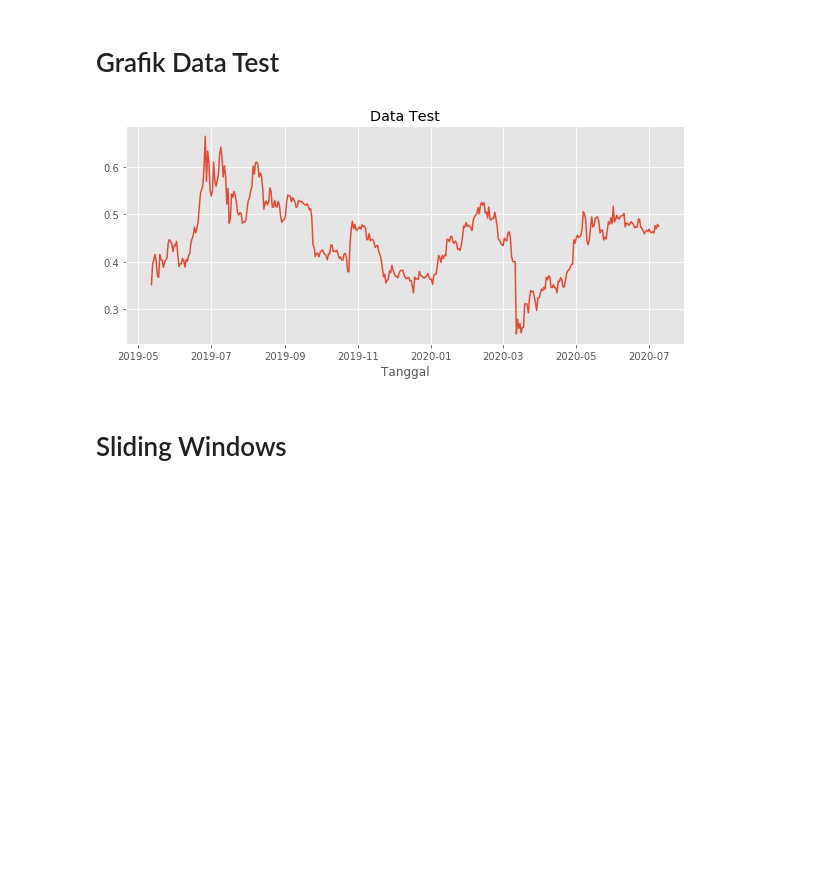
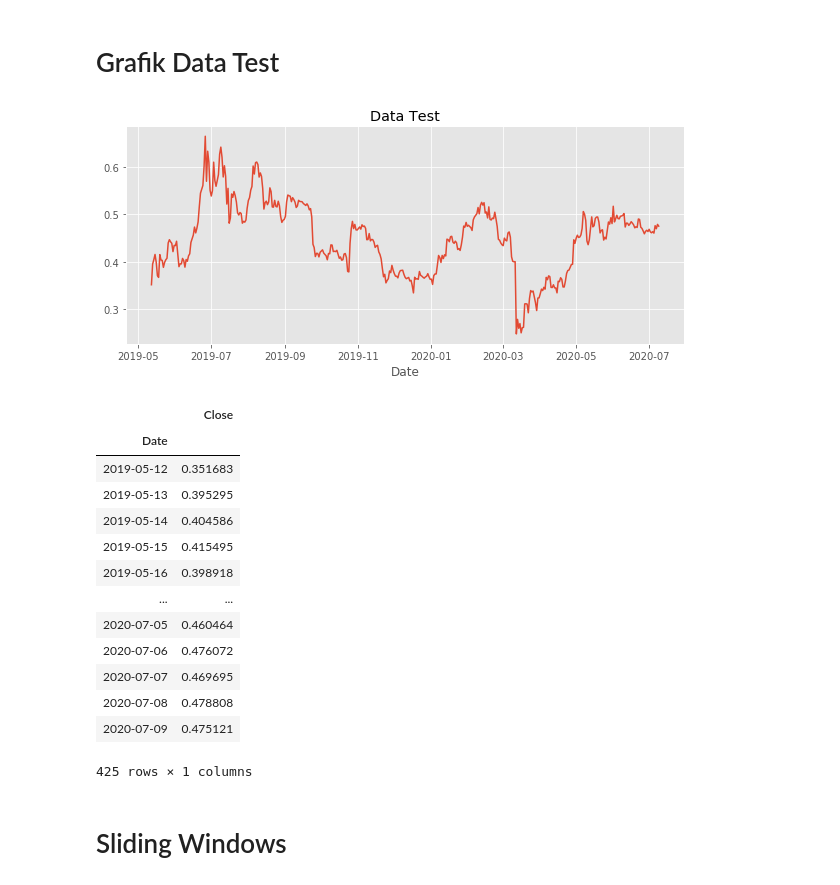
Before and after one commit to rifkyahmadsaputra/Prediction-Bitcoin-Price-with-Gated-Recurrent-Unit-RNN, a Jupyter notebook: Prediction with GRU RNN.ipynb, the cells around one changed output. Saved outputs shown, nothing was run; the diff lists cells and outputs as text; code cells hidden in the pictures; blank space fills up the shorter version.

```diff
--- a/Prediction with GRU RNN.ipynb
+++ b/Prediction with GRU RNN.ipynb
@@ -134,13 +143,28 @@ Text(0.5, 1.0, 'Data Validation')
 # %%
 # graph data test
 fig = plt.figure(figsize=(10, 4))
 plt.plot(test_set)
-plt.xlabel('Tanggal')
+plt.xlabel('Date')
 plt.gca().xaxis.set_major_formatter(mdates.DateFormatter("%Y-%m"))
 plt.title('Data Test')
 plt.show()
+test_set
 # %% [output]
-[figure, old version]
+[figure, new version]
+|  | Close |
+| Date |  |
+| 2019-05-12 | 0.351683 |
+| 2019-05-13 | 0.395295 |
+| 2019-05-14 | 0.404586 |
+| 2019-05-15 | 0.415495 |
+| 2019-05-16 | 0.398918 |
+| ... | ... |
+| 2020-07-05 | 0.460464 |
+| 2020-07-06 | 0.476072 |
+| 2020-07-07 | 0.469695 |
+| 2020-07-08 | 0.478808 |
+| 2020-07-09 | 0.475121 |
+425 rows × 1 columns
 # %% [markdown]
 # Sliding Windows
 # %%
```
Also changed, not shown: parts of 12 cells of this notebook.
